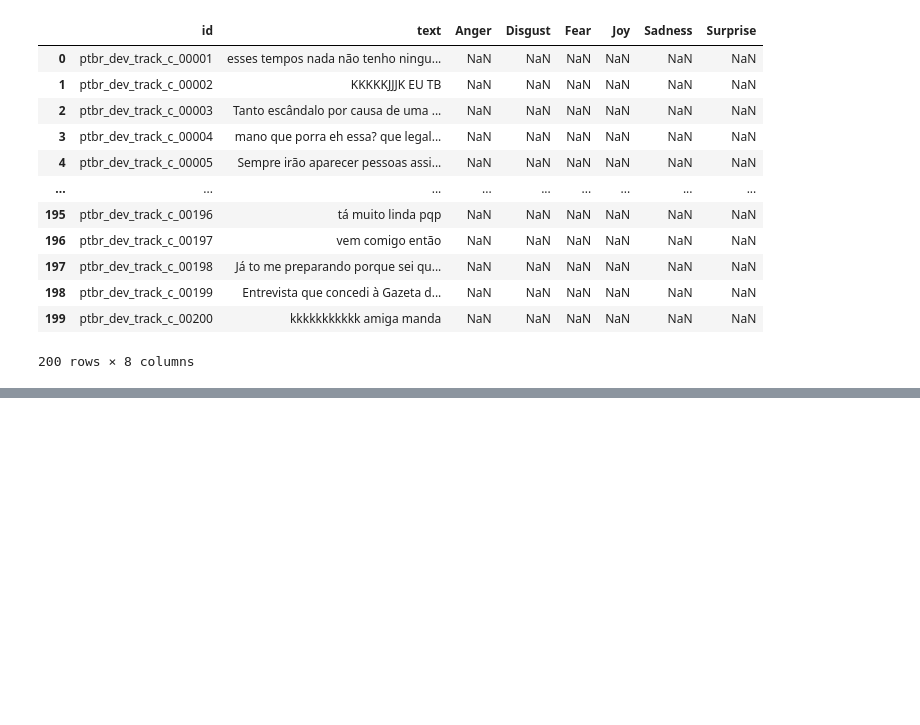
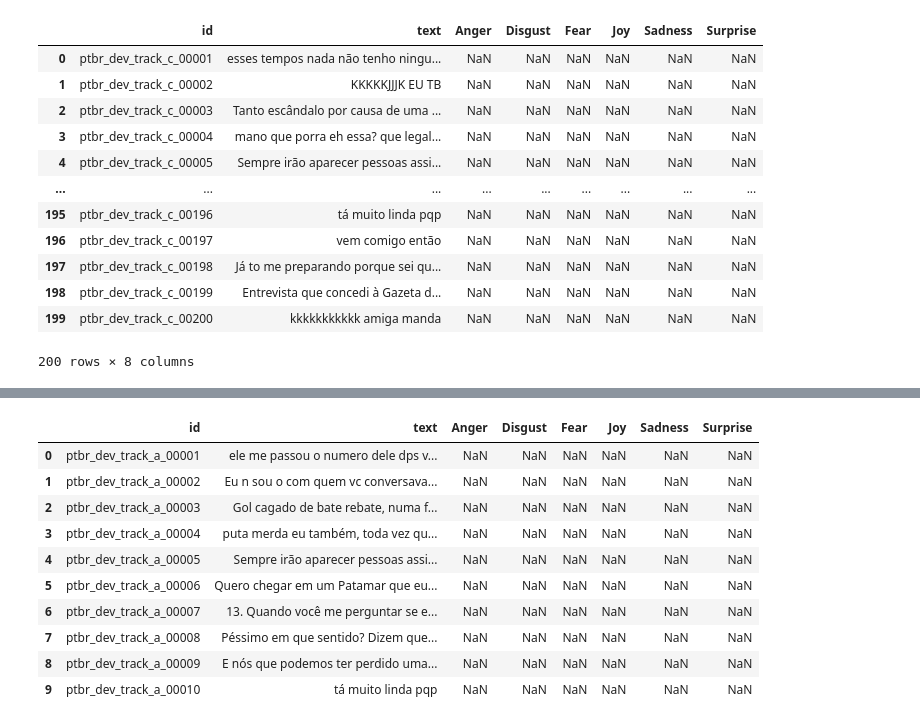
Before and after one commit to arturnovais/Emotion-Detection---SemEval-2025-Task-11, a Jupyter notebook: test.ipynb, the cells around one changed output, grey strips where cells are left out. Cells and saved outputs as stored; diff of their text form; code cells hidden in the pictures; blank space fills up the shorter version.

```diff
--- a/test.ipynb
+++ b/test.ipynb
@@ -97,0 +137,17 @@ TAMANHO MÉDIO DOS TEXTOS, TAMANHO MÉDIO DOS TEXTOS POR EMOÇÃO
+# %%
+track_a = get_data(track= 'a', split='dev')
+track_b = get_data(track= 'b')
+# %%
+track_a.head(10)
+# %% [output]
+|  | id | text | Anger | Disgust | Fear | Joy | Sadness | Surprise |
+| 0 | ptbr_dev_track_a_00001 | ele me passou o numero dele dps v... | NaN | NaN | NaN | NaN | NaN | NaN |
+| 1 | ptbr_dev_track_a_00002 | Eu n sou o com quem vc conversava... | NaN | NaN | NaN | NaN | NaN | NaN |
+| 2 | ptbr_dev_track_a_00003 | Gol cagado de bate rebate, numa f... | NaN | NaN | NaN | NaN | NaN | NaN |
+| 3 | ptbr_dev_track_a_00004 | puta merda eu também, toda vez qu... | NaN | NaN | NaN | NaN | NaN | NaN |
+| 4 | ptbr_dev_track_a_00005 | Sempre irão aparecer pessoas assi... | NaN | NaN | NaN | NaN | NaN | NaN |
+| 5 | ptbr_dev_track_a_00006 | Quero chegar em um Patamar que eu... | NaN | NaN | NaN | NaN | NaN | NaN |
+| 6 | ptbr_dev_track_a_00007 | 13. Quando você me perguntar se e... | NaN | NaN | NaN | NaN | NaN | NaN |
+| 7 | ptbr_dev_track_a_00008 | Péssimo em que sentido? Dizem que... | NaN | NaN | NaN | NaN | NaN | NaN |
+| 8 | ptbr_dev_track_a_00009 | E nós que podemos ter perdido uma... | NaN | NaN | NaN | NaN | NaN | NaN |
+| 9 | ptbr_dev_track_a_00010 | tá muito linda pqp | NaN | NaN | NaN | NaN | NaN | NaN |
```
Also changed, not shown: parts of 10 cells of this notebook, 4 other files.
